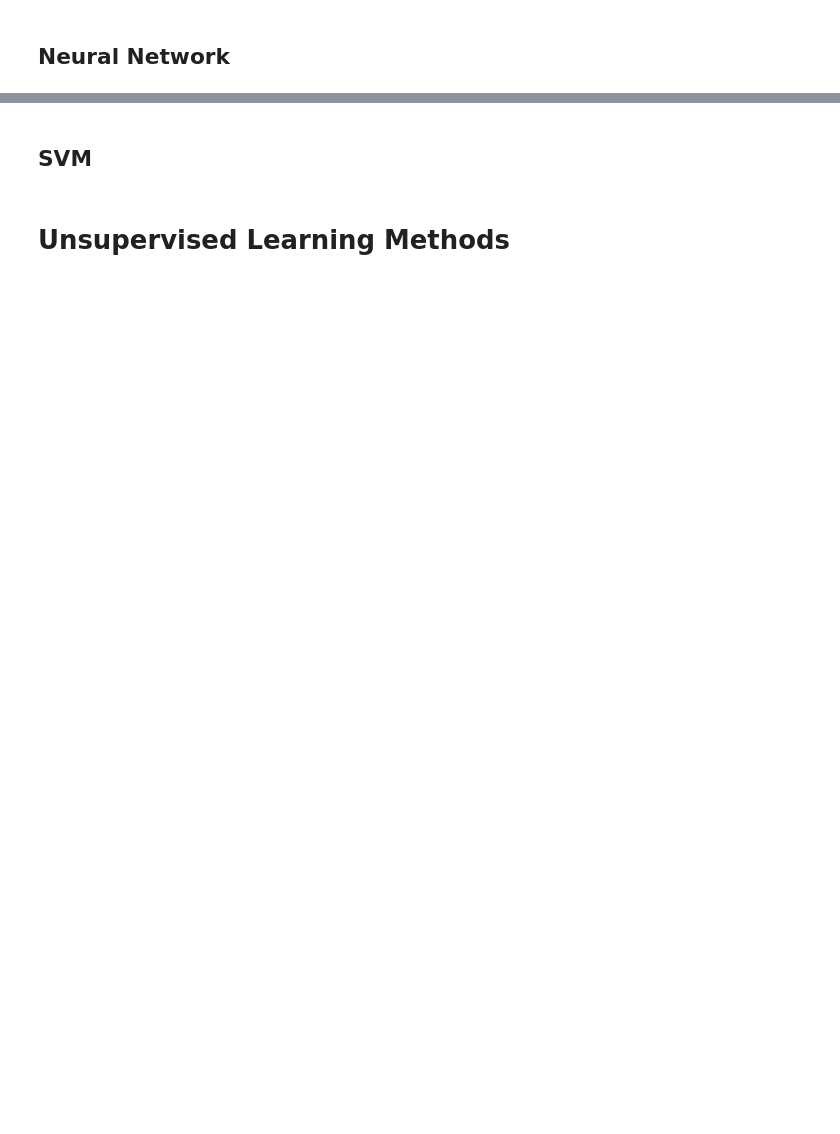
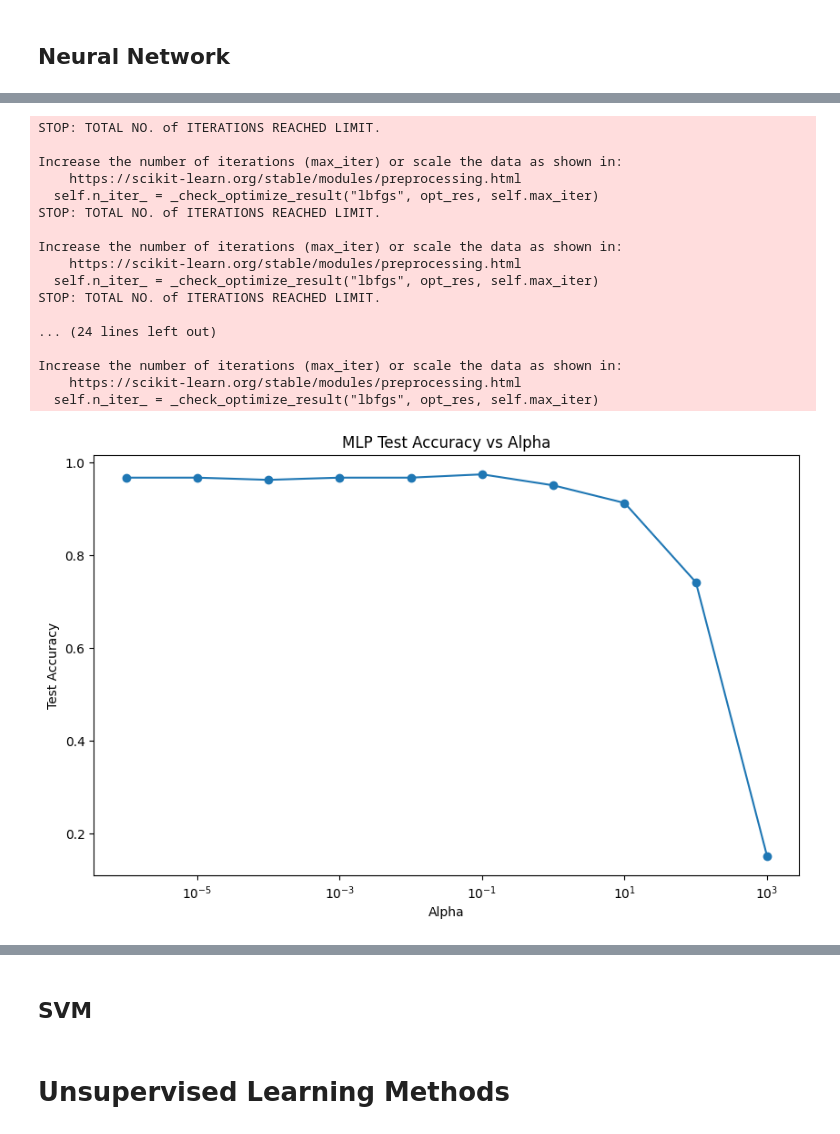
Before and after one commit to Riley94/ISL, a Jupyter notebook: project.ipynb, the cells around one changed output, grey strips where cells are left out. Saved outputs shown, nothing was run; the diff lists cells and outputs as text; code cells hidden in the pictures; blank space fills up the shorter version.

```diff
--- a/project.ipynb
+++ b/project.ipynb
@@ -268,6 +269,8 @@ models = {
     'LDA': LinearDiscriminantAnalysis(),
     'SVM': SVC(),
     'Decision Tree': DecisionTreeClassifier(),
+    'Random Forest': RandomForestClassifier(),
+    'Gradient Boosting': GradientBoostingClassifier(),
     'Naive Bayes': GaussianNB(),
     'Neural Network': MLPClassifier()
 }
@@ -411,10 +430,2 @@ Best subset of features: ['Weight', 'FCVC', 'Age', 'NCP', 'FAF', 'CALC', 'CH2O',
 # %% [markdown]
 Seems as though we're failing to get the optimal set of features, as the full model still out-performs the one fit on the 'best' subset.
-# %%
-log_reg = LogisticRegression(random_state=42)
-log_reg.fit(X[hybrid_features], y) # optimal subset of features
-y_pred = log_reg.predict(X[hybrid_features])
-print(classification_report(y, y_pred))
-
-cv_score = cross_val_score(log_reg, X[hybrid_features], y, cv=5, scoring='accuracy')
-print(f'CV Accuracy: {cv_score.mean()}')
@@ -513,2 +580,5 @@ print(f'CV Accuracy: {cv_score.mean()}')
 # %% [markdown]
 ## Neural Network
+# %%
+mlp = MLPClassifier(random_state=42)
+mlp = fit_and_evaluate(mlp, X, y, report=False)
@@ -514,0 +588,15 @@ print(f'CV Accuracy: {cv_score.mean()}')
+# %%
+learning_modes = ['constant', 'invscaling', 'adaptive']
+solvers = ['lbfgs', 'sgd', 'adam']
+activations = ['identity', 'logistic', 'tanh', 'relu']
+best_models = []
+X_train, X_test, y_train, y_test = train_test_split(X, y, test_size=0.2, random_state=42)
+for learning_mode in learning_modes:
+    for solver in solvers:
+        for activation in activations:
+            mlp = MLPClassifier(random_state=42, learning_rate=learning_mode, solver=solver, activation=activation)
+            mlp.fit(X_train, y_train)
+            if mlp.score(X_test, y_test) > 0.95:
+                print(f'Learning mode: {learning_mode}, Solver: {solver}, Activation: {activation}')
+                print(f'Test Accuracy: {mlp.score(X_test, y_test)}')
+                best_models.append(mlp)
@@ -514,0 +663,35 @@ print(f'CV Accuracy: {cv_score.mean()}')
+# %%
+alphas = np.logspace(-6, 3, 10)
+scores = []
+for alpha in alphas:
+    mlp = MLPClassifier(random_state=42, solver='lbfgs', activation='identity', alpha=alpha)
+    mlp.fit(X_train, y_train)
+    scores.append(mlp.score(X_test, y_test))
+
+# plot the alpha values against the scores
+plt.figure(figsize=(10, 6))
+plt.plot(alphas, scores, marker='o')
+plt.xscale('log')
+plt.xlabel('Alpha')
+plt.ylabel('Test Accuracy')
+plt.title('MLP Test Accuracy vs Alpha')
+plt.show()
+# %% [output]
+STOP: TOTAL NO. of ITERATIONS REACHED LIMIT.
+
+Increase the number of iterations (max_iter) or scale the data as shown in:
+    https://scikit-learn.org/stable/modules/preprocessing.html
+  self.n_iter_ = _check_optimize_result("lbfgs", opt_res, self.max_iter)
+STOP: TOTAL NO. of ITERATIONS REACHED LIMIT.
+
+Increase the number of iterations (max_iter) or scale the data as shown in:
+    https://scikit-learn.org/stable/modules/preprocessing.html
+  self.n_iter_ = _check_optimize_result("lbfgs", opt_res, self.max_iter)
+STOP: TOTAL NO. of ITERATIONS REACHED LIMIT.
+
+... (24 lines left out)
+
+Increase the number of iterations (max_iter) or scale the data as shown in:
+    https://scikit-learn.org/stable/modules/preprocessing.html
+  self.n_iter_ = _check_optimize_result("lbfgs", opt_res, self.max_iter)
+[figure, added]
```
Also changed, not shown: parts of 22 cells of this notebook, 8 other files.
